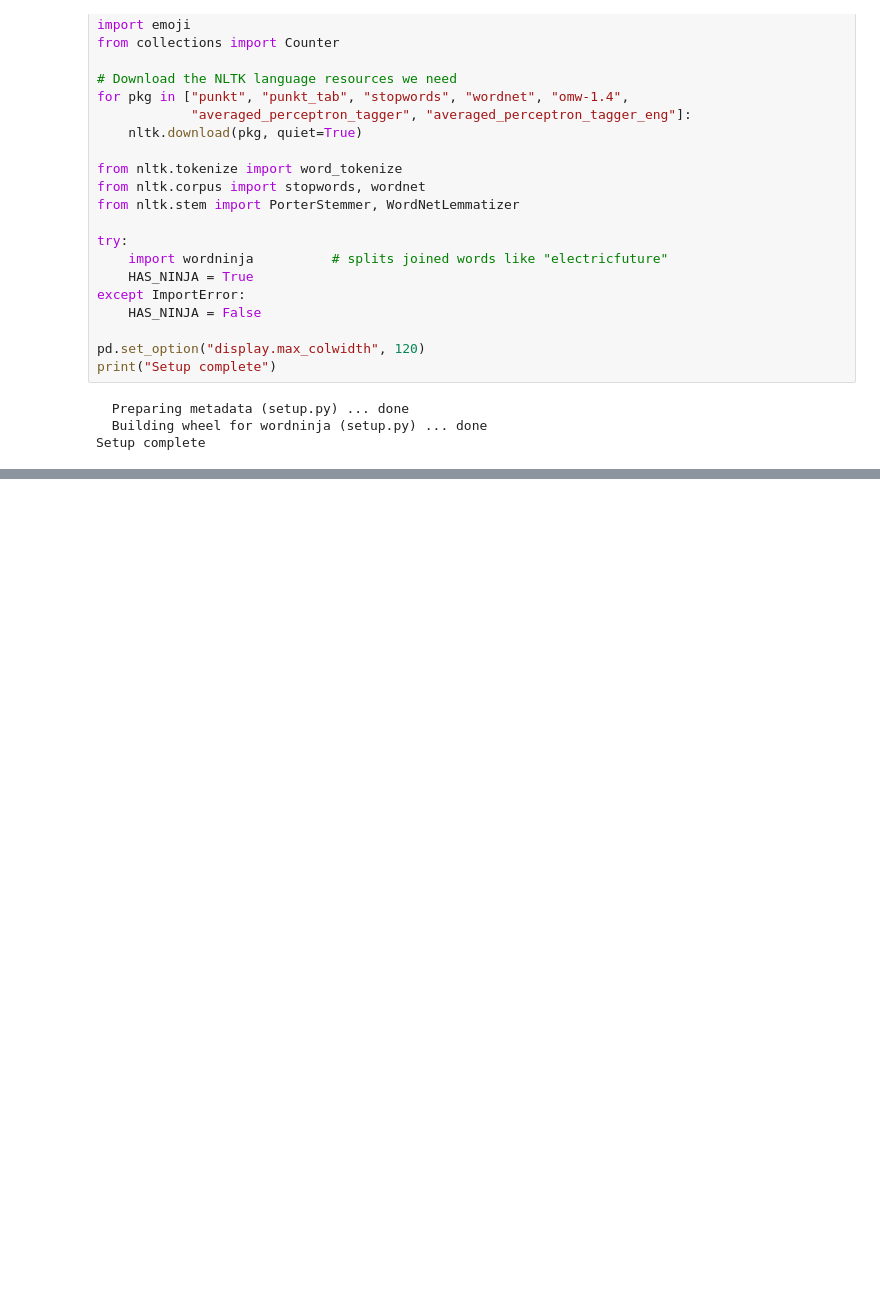
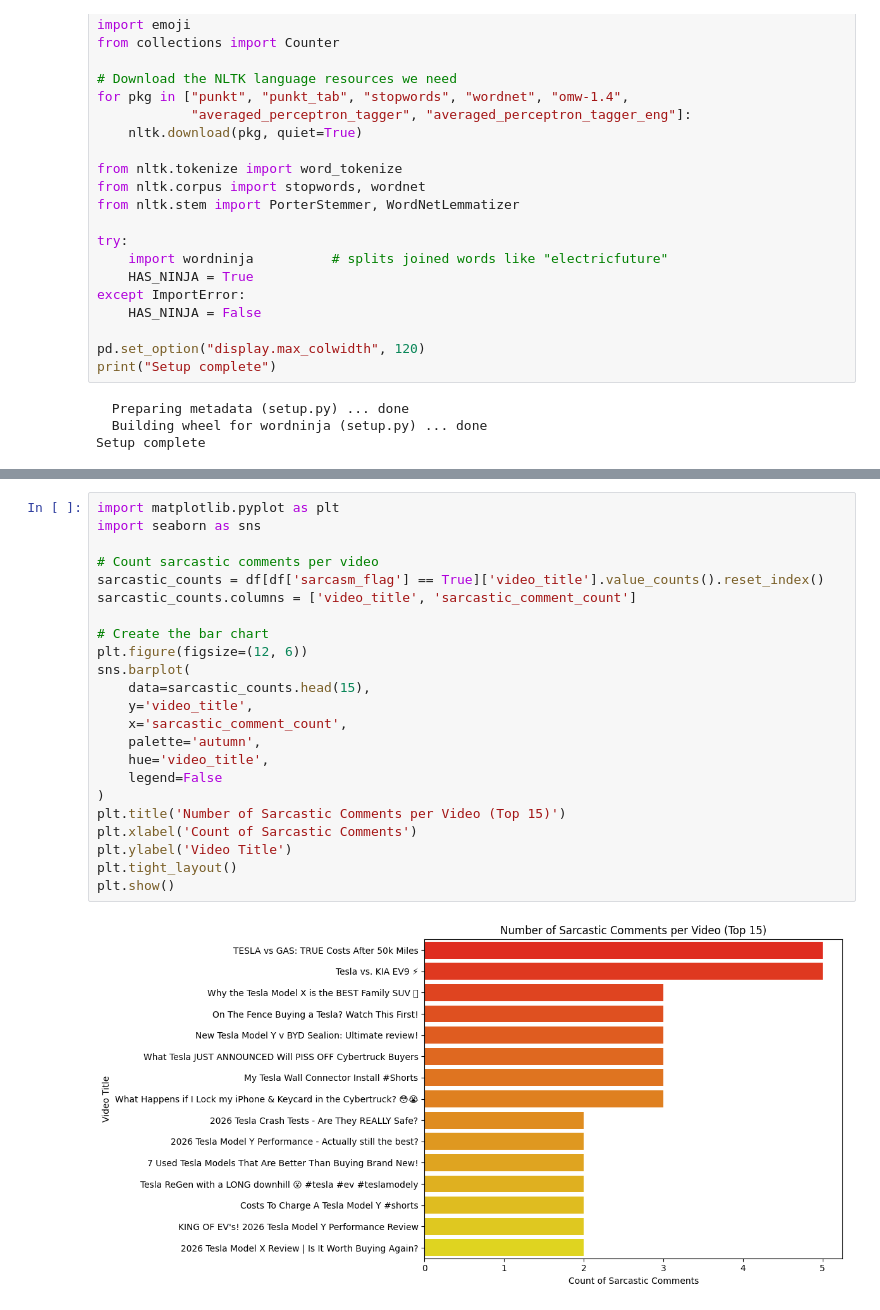
Before and after one commit to divyaa217singh/my-doc, a Jupyter notebook: SMA.ipynb, the cells around one changed output, grey strips where cells are left out. Saved outputs shown, nothing was run; the diff lists cells and outputs as text; blank space fills up the shorter version.

```diff
--- a/SMA.ipynb
+++ b/SMA.ipynb
@@ -907,0 +933,25 @@ False        135     65
+# %%
+import matplotlib.pyplot as plt
+import seaborn as sns
+
+# Count sarcastic comments per video
+sarcastic_counts = df[df['sarcasm_flag'] == True]['video_title'].value_counts().reset_index()
+sarcastic_counts.columns = ['video_title', 'sarcastic_comment_count']
+
+# Create the bar chart
+plt.figure(figsize=(12, 6))
+sns.barplot(
+    data=sarcastic_counts.head(15),
+    y='video_title',
+    x='sarcastic_comment_count',
+    palette='autumn',
+    hue='video_title',
+    legend=False
+)
+plt.title('Number of Sarcastic Comments per Video (Top 15)')
+plt.xlabel('Count of Sarcastic Comments')
+plt.ylabel('Video Title')
+plt.tight_layout()
+plt.show()
+# %% [output]
+[figure, added]
```
Also changed, not shown: parts of 30 cells of this notebook.
